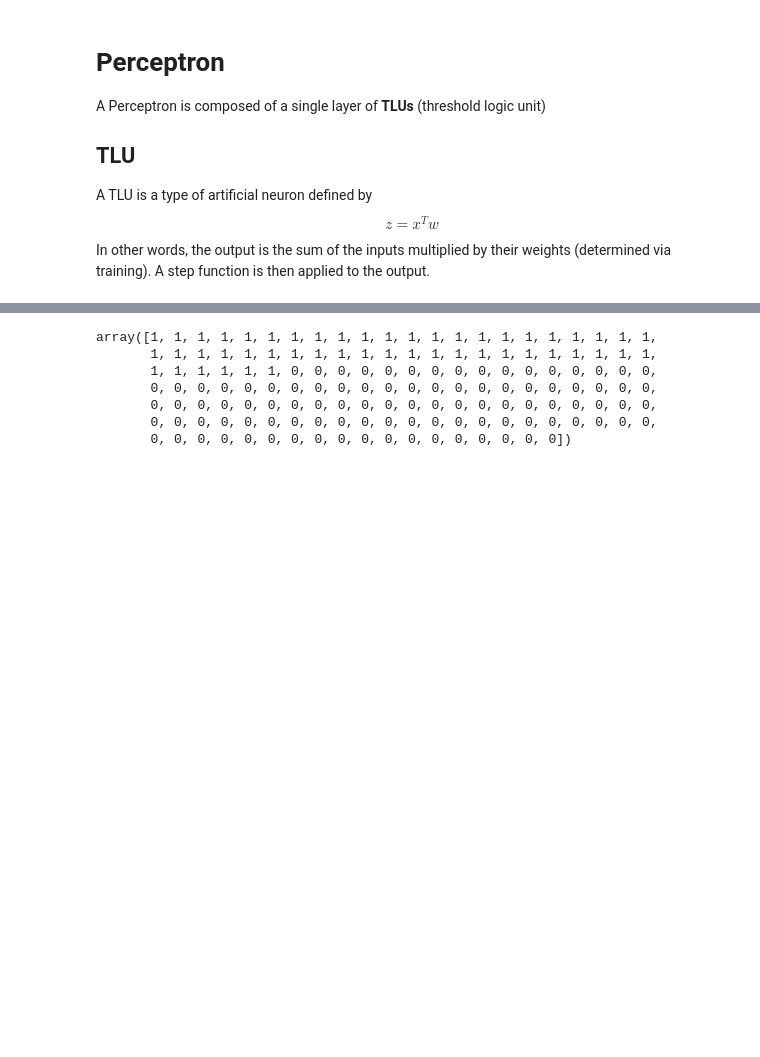
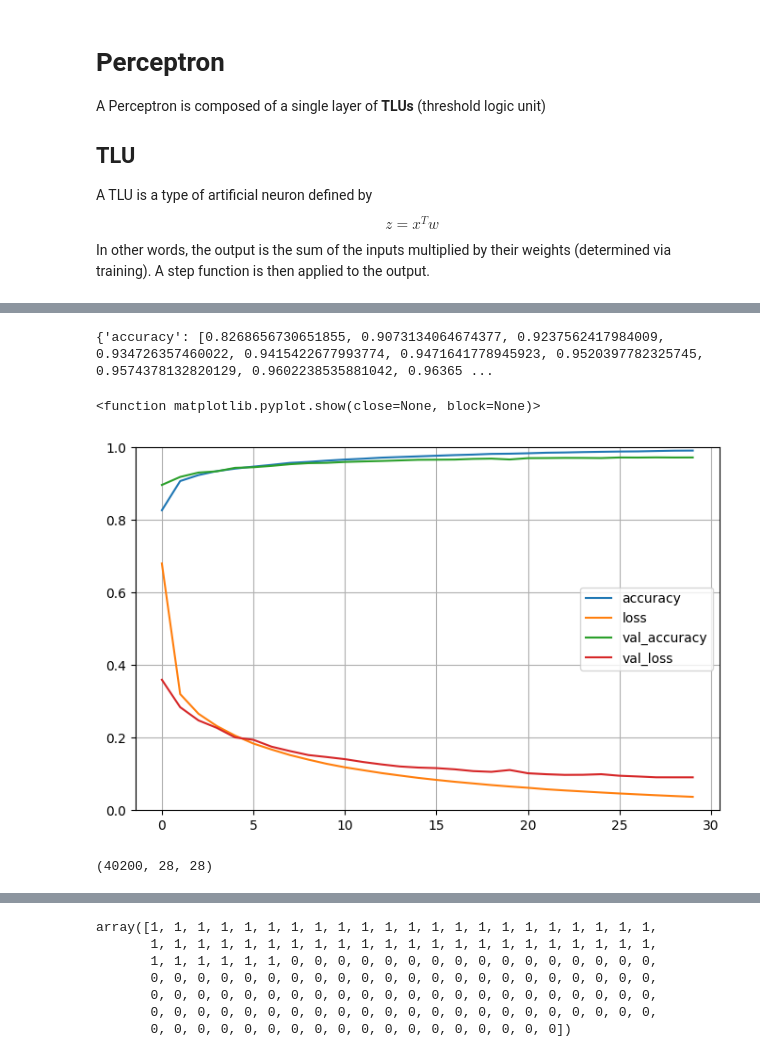
Before and after one commit to Jesusdiazrivero/handson-ml-with-python, a Jupyter notebook: chapter-10/perceptron.ipynb, the cells around one changed output, grey strips where cells are left out. Cells and saved outputs as stored; diff of their text form; code cells hidden in the pictures; blank space fills up the shorter version.

```diff
--- a/chapter-10/perceptron.ipynb
+++ b/chapter-10/perceptron.ipynb
@@ -13,0 +450,11 @@ A step function is then applied to the output.
+# %%
+
+print(history.history)
+pd.DataFrame(history.history).plot(figsize=(8,5))
+plt.grid(True)
+plt.gca().set_ylim(0,1)
+plt.show
+# %% [output]
+{'accuracy': [0.8268656730651855, 0.9073134064674377, 0.9237562417984009, 0.934726357460022, 0.9415422677993774, 0.9471641778945923, 0.9520397782325745, 0.9574378132820129, 0.9602238535881042, 0.96365 ...
+<function matplotlib.pyplot.show(close=None, block=None)>
+[figure, added]
@@ -13,0 +479,4 @@ A step function is then applied to the output.
+# %%
+X_train.shape
+# %% [output]
+(40200, 28, 28)
```
Also changed, not shown: parts of 31 cells of this notebook, 4 other files.
